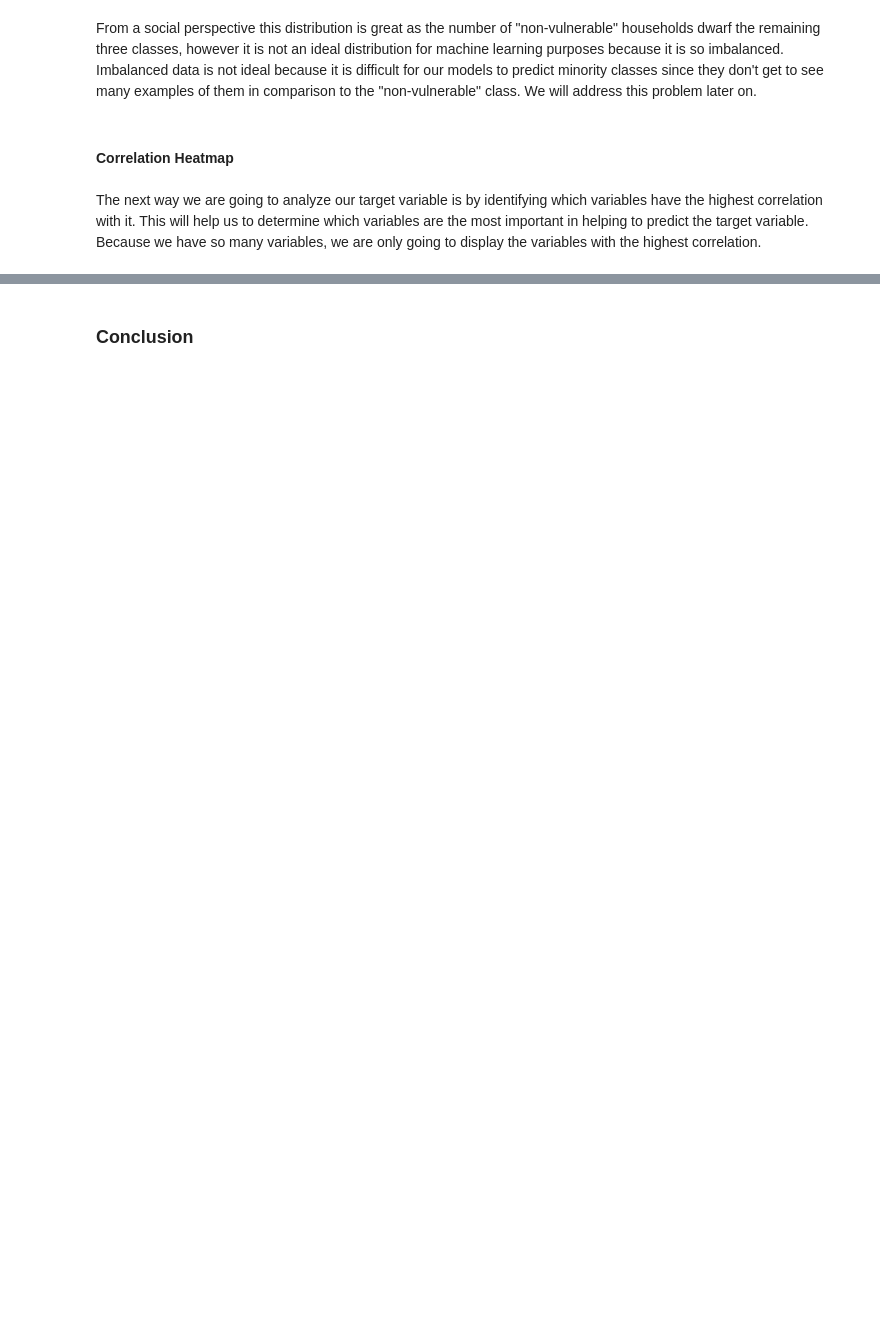
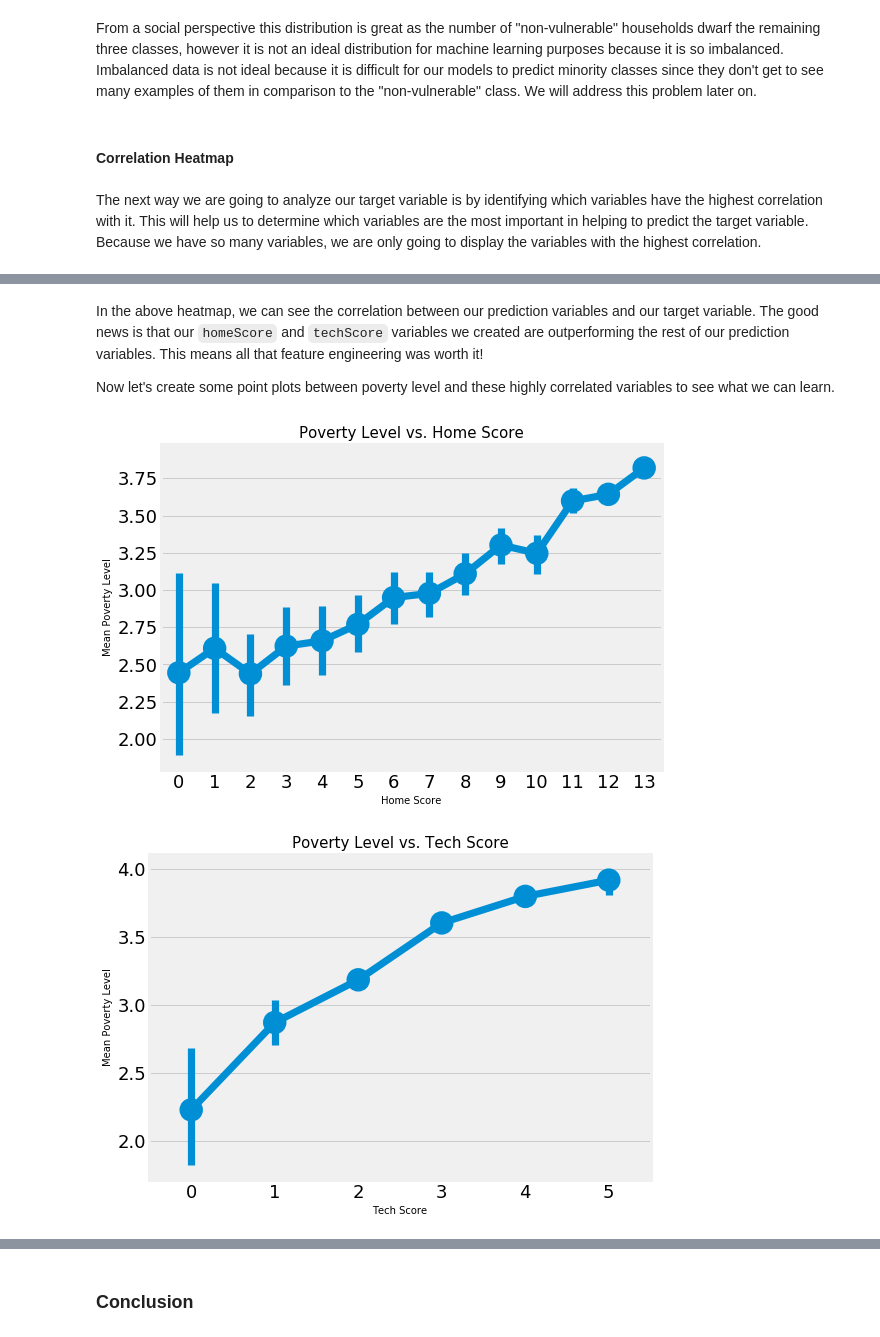
Before and after one commit to spencerrwise/homework4, a Jupyter notebook: Homework_4.ipynb, the cells around one changed output, grey strips where cells are left out. Saved outputs shown, nothing was run; the diff lists cells and outputs as text; code cells hidden in the pictures; blank space fills up the shorter version.

```diff
--- a/Homework_4.ipynb
+++ b/Homework_4.ipynb
@@ -602,0 +640,22 @@ plt.show();
+# %% [markdown]
+In the above heatmap, we can see the correlation between our prediction variables and our target variable. The good news is that our `homeScore` and `techScore` variables we created are outperforming the rest of our prediction variables. This means all that feature engineering was worth it!
+
+Now let's create some point plots between poverty level and these highly correlated variables to see what we can learn.
+# %%
+# Use pointplot to see the relationship between the target variable and our homeScore and techScore variables
+f, ax = plt.subplots(figsize=(8, 6))
+sns.pointplot(x = train['homeScore'], y = heads)
+plt.xlabel('Home Score', fontsize=10)
+plt.ylabel('Mean Poverty Level', fontsize=10)
+plt.title('Poverty Level vs. Home Score', fontsize=15)
+plt.show();
+
+f, ax = plt.subplots(figsize=(8, 6))
+sns.pointplot(x = train['techScore'], y = heads)
+plt.xlabel('Tech Score', fontsize=10)
+plt.ylabel('Mean Poverty Level', fontsize=10)
+plt.title('Poverty Level vs. Tech Score', fontsize=15)
+plt.show();
+# %% [output]
+[figure, added]
+[figure, added]
```
Also changed, not shown: parts of 104 cells of this notebook.
